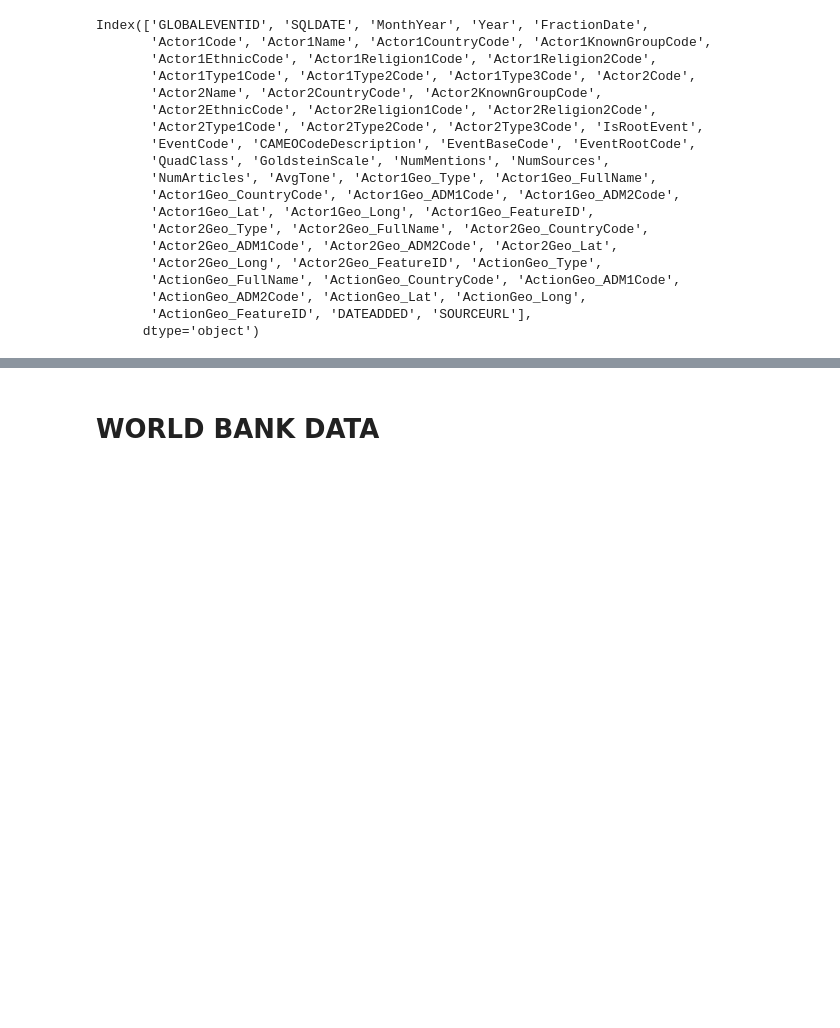
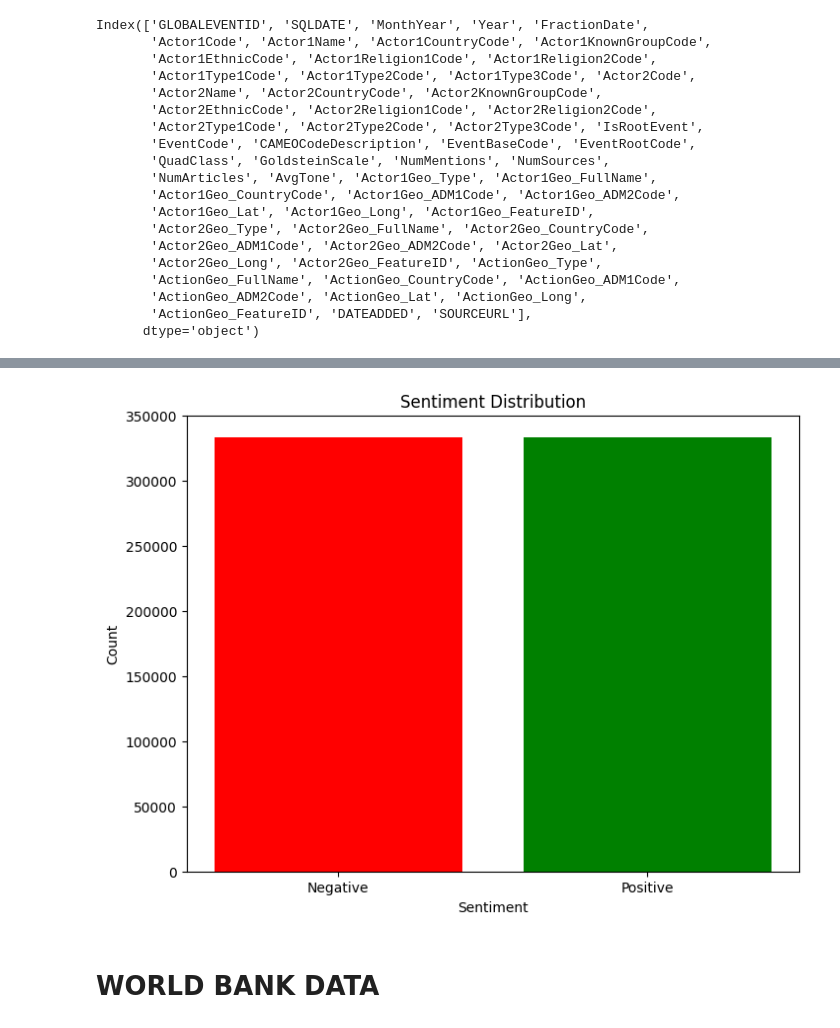
Before and after one commit to ivanjankoski11/vnp-proekt, a Jupyter notebook: VNP_Project_201105.ipynb, the cells around one changed output, grey strips where cells are left out. Cells and saved outputs as stored; diff of their text form; code cells hidden in the pictures; blank space fills up the shorter version.

```diff
--- a/VNP_Project_201105.ipynb
+++ b/VNP_Project_201105.ipynb
@@ -178,0 +187,3 @@ plt.show()
+# %%
+gdelt_data = gdelt_data.drop_duplicates(['SOURCEURL'])
+gdelt_data.head()
@@ -178,0 +318,25 @@ plt.show()
+# %%
+import pandas as pd
+from textblob import TextBlob
+import nltk
+from nltk.corpus import stopwords
+from nltk.tokenize import word_tokenize
+import string
+
+nltk.download('punkt')
+nltk.download('stopwords')
+
+gdelt_data['clean_content'] = gdelt_data['content'].astype(str).apply(lambda x: " ".join(x.lower() for x in x.split()))
+gdelt_data['clean_content'] = gdelt_data['clean_content'].apply(lambda x: x.translate(str.maketrans('', '', string.punctuation)))
+stop_words = set(stopwords.words('english'))
+gdelt_data['clean_content'] = gdelt_data['clean_content'].apply(lambda x: " ".join(x for x in word_tokenize(x) if x not in stop_words))
+
+def get_sentiment(text):
+    blob = TextBlob(text)
+    sentiment = blob.sentiment.polarity
+    if sentiment >= 0.5:
+        return 1
+    else:
+        return 0
+
+gdelt_data['sentiment'] = gdelt_data['clean_content'].apply(get_sentiment)
@@ -179,3 +348,15 @@ plt.show()
+# %%
+sentiment_counts = gdelt_data['sentiment'].value_counts()
+sentiment_labels = ['Negative', 'Positive']
+
+plt.figure(figsize=(8, 6))
+plt.bar(sentiment_labels, sentiment_counts, color=['red', 'green'])
+plt.xlabel('Sentiment')
+plt.ylabel('Count')
+plt.title('Sentiment Distribution')
+plt.show()
+# %% [output]
+[figure, added]
 # %% [markdown]
 # WORLD BANK DATA
 # %%
```
Also changed, not shown: parts of 14 cells of this notebook.
